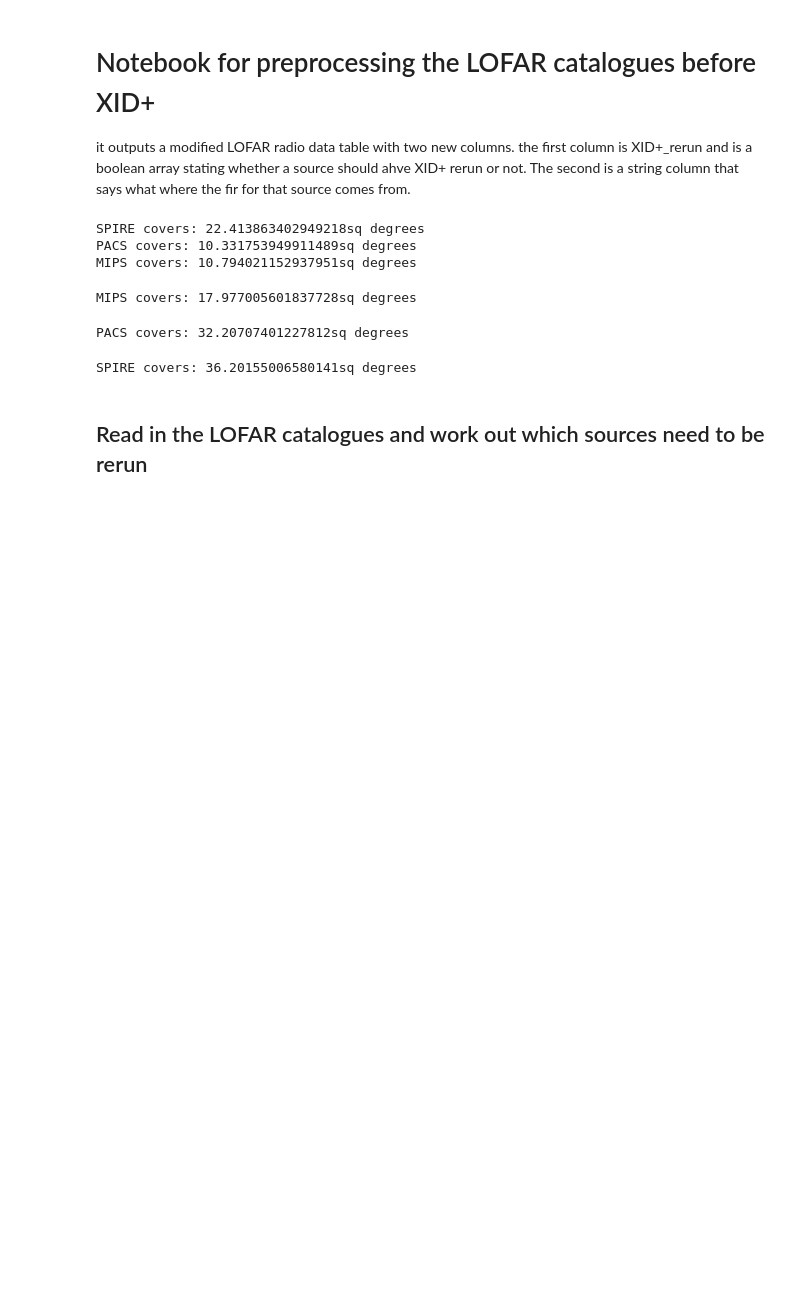
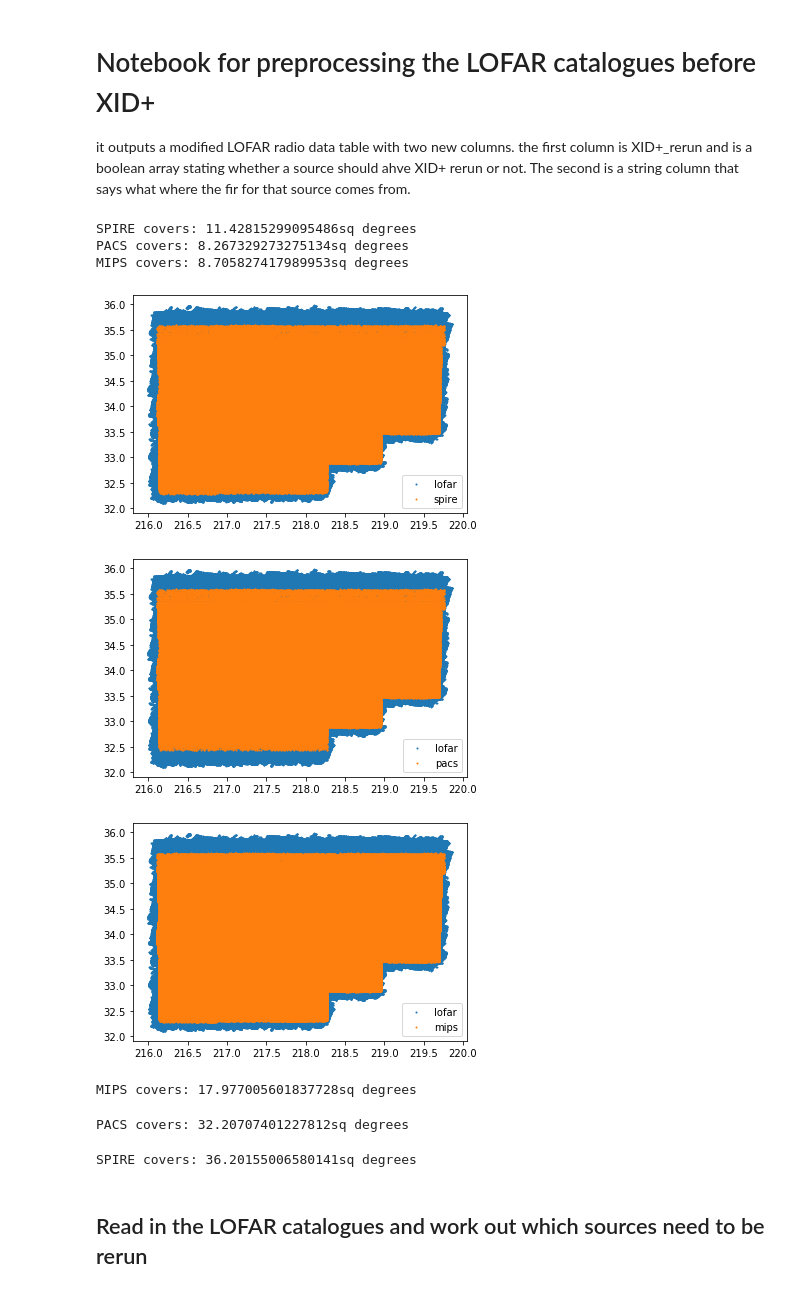
Before and after one commit to StevenDuivenvoorden/FIR-group, a Jupyter notebook: Ian/lofar/deep_fields/Bootes/XID+_preparation.ipynb, the cells around one changed output. Drawn from its saved outputs; the diff is of its cells as text; code cells hidden in the pictures; blank space fills up the shorter version.

Commit message:
updated a lot of code and added some code to deal with v0.7 of the lofar data

```diff
--- a/Ian/lofar/deep_fields/Bootes/XID+_preparation.ipynb
+++ b/Ian/lofar/deep_fields/Bootes/XID+_preparation.ipynb
@@ -47,13 +49,13 @@ def best_irac(swire,servs):
     swire_mask = swire<servs
     return(swire_mask)
 # %%
-lofar = Table.read('data/LH_opt_spitzer_merged_vac_opt3as_irac4as_all_hpx_public.fits')
+lofar = Table.read('data/Bootes_opt_spitzer_merged_vac_opt3as_irac4as_all_hpx_public.fits')
 
 mask = ~np.isnan(lofar['F_SPIRE_250'])
 c = SkyCoord(lofar['RA'][mask],lofar['DEC'][mask],unit='deg')
 #spire_moc = pymoc.util.catalog.catalog_to_moc(c,15,12)
 spire_moc = pymoc.moc.MOC()
-read_moc_fits(spire_moc,'/lustre/scratch/astro/im281/HELP/dmu_products/dmu2/dmu2_field_coverages/Lockman-SWIRE_MOC.fits')
+read_moc_fits(spire_moc,'/lustre/scratch/astro/im281/HELP/dmu_products/dmu2/dmu2_field_coverages/Bootes_MOC.fits')
 print('SPIRE covers: {}sq degrees'.format(spire_moc.area_sq_deg))
 
 mask = ~np.isnan(lofar['F_PACS_100'])
@@ -66,9 +68,46 @@ c = SkyCoord(lofar['RA'][mask],lofar['DEC'][mask],unit='deg')
 mips_moc = pymoc.util.catalog.catalog_to_moc(c,15,12)
 print('MIPS covers: {}sq degrees'.format(mips_moc.area_sq_deg))
 # %% [output]
-SPIRE covers: 22.413863402949218sq degrees
-PACS covers: 10.331753949911489sq degrees
-MIPS covers: 10.794021152937951sq degrees
+SPIRE covers: 11.42815299095486sq degrees
+PACS covers: 8.267329273275134sq degrees
+MIPS covers: 8.705827417989953sq degrees
+# %%
+x = lofar['RA']
+y = lofar['DEC']
+plt.scatter(x,y,s=1,label='lofar')
+
+mask = ~np.isnan(lofar['F_SPIRE_250'])
+x = lofar['RA'][mask]
+y = lofar['DEC'][mask]
+plt.scatter(x,y,s=1,label='spire')
+plt.legend()
+plt.show()
+
+x = lofar['RA']
+y = lofar['DEC']
+plt.scatter(x,y,s=1,label='lofar')
+
+mask = ~np.isnan(lofar['F_PACS_100'])
+x = lofar['RA'][mask]
+y = lofar['DEC'][mask]
+plt.scatter(x,y,s=1,label='pacs')
+plt.legend()
+plt.show()
+
+x = lofar['RA']
+y = lofar['DEC']
+plt.scatter(x,y,s=1,label='lofar')
+
+mask = ~np.isnan(lofar['F_MIPS_24'])
+x = lofar['RA'][mask]
+y = lofar['DEC'][mask]
+plt.scatter(x,y,s=1,label='mips')
+plt.legend()
+plt.show()
+# %% [output]
+[figure, added]
+[figure, added]
+[figure, added]
 # %%
 imfolder='../../../../../HELP/dmu_products/dmu17/dmu17_HELP_Legacy_maps/Lockman-SWIRE/data/'
 
```
Also changed, not shown: parts of 35 cells of this notebook, 36 other files.
